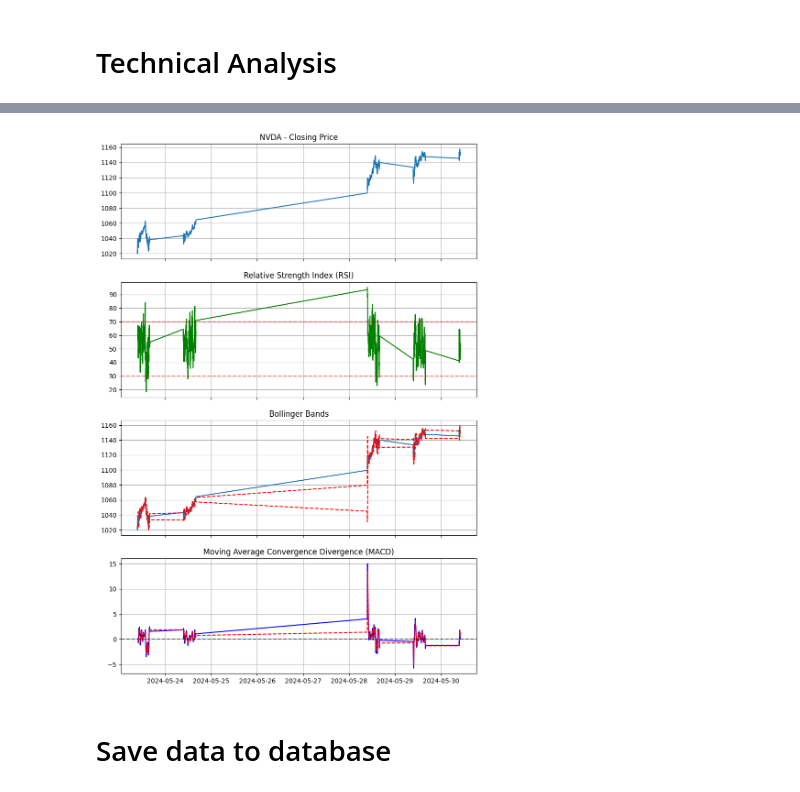
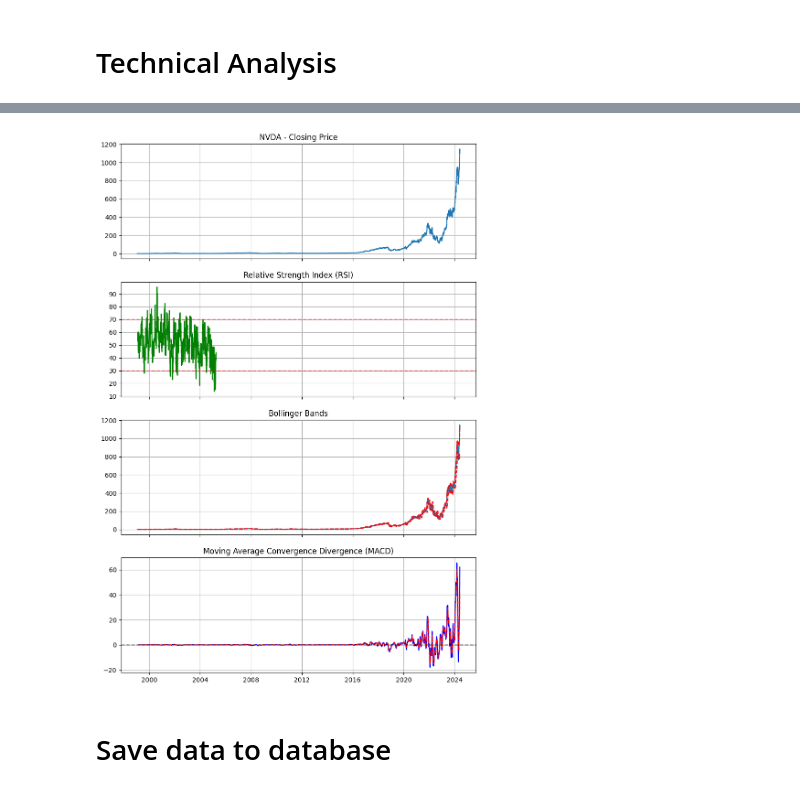
Before and after one commit to lxy000719/finance, a Jupyter notebook: stock.ipynb, the cells around one changed output, grey strips where cells are left out. Saved outputs shown, nothing was run; the diff lists cells and outputs as text; code cells hidden in the pictures.

```diff
--- a/stock.ipynb
+++ b/stock.ipynb
@@ -278,6 +291,8 @@ df_minute_withta = df_minute.copy()
+# %%
+df_daily_withta = df_daily.copy()
 # %%
 # calculate RSI
-df_minute_withta['RSI'] = ta.momentum.RSIIndicator(df_minute['close']).rsi()
-df_minute_withta
+df_daily_withta['RSI'] = ta.momentum.RSIIndicator(df_minute['close']).rsi()
+df_daily_withta
 # %% [output]
 |  | date | open | high | low | close | volume | split_ratio | dividend | symbol | RSI |
@@ -296,8 +311,8 @@ df_minute_withta
 # %%
 # Calculate Bollinger Bands
-bbands = ta.volatility.BollingerBands(df_minute["close"])
-df_minute_withta['BB_upper'] = bbands.bollinger_hband()
-df_minute_withta['BB_lower'] = bbands.bollinger_lband()
-df_minute_withta
+bbands = ta.volatility.BollingerBands(df_daily_withta["close"])
+df_daily_withta['BB_upper'] = bbands.bollinger_hband()
+df_daily_withta['BB_lower'] = bbands.bollinger_lband()
+df_daily_withta
 # %% [output]
 |  | date | open | high | low | close | volume | split_ratio | dividend | symbol | RSI | ... |
@@ -316,8 +331,8 @@ df_minute_withta
 # %%
 # Calculate MACD
-macd = ta.trend.MACD(df_minute_withta["close"])
-df_minute_withta["MACD"] = macd.macd()
-df_minute_withta["MACD_signal"] = macd.macd_signal()
-df_minute_withta
+macd = ta.trend.MACD(df_daily_withta["close"])
+df_daily_withta["MACD"] = macd.macd()
+df_daily_withta["MACD_signal"] = macd.macd_signal()
+df_daily_withta
 # %% [output]
 |  | date | open | high | low | close | volume | split_ratio | dividend | symbol | RSI | ... |
@@ -336,34 +351,34 @@ df_minute_withta
 # %%
 # Create subplots for each indicator
 fig, axes = plt.subplots(4, 1, figsize=(10, 15), sharex=True)
 
 # Plot closing price
-axes[0].plot(df_minute_withta['date'], df_minute_withta["close"], label="close")
+axes[0].plot(df_daily_withta['date'], df_daily_withta["close"], label="close")
 axes[0].set_title("NVDA - Closing Price")
 axes[0].grid()
 
 # Plot RSI
-axes[1].plot(df_minute_withta['date'], df_minute_withta["RSI"], label="RSI", color="g")
+axes[1].plot(df_daily_withta['date'], df_daily_withta["RSI"], label="RSI", color="g")
 axes[1].axhline(30, linestyle="--", color="r", alpha=0.5)
 axes[1].axhline(70, linestyle="--", color="r", alpha=0.5)
 axes[1].set_title("Relative Strength Index (RSI)")
 axes[1].grid()
 
 # Plot Bollinger Bands
-axes[2].plot(df_minute_withta['date'], df_minute_withta["close"], label="close")
-axes[2].plot(df_minute_withta['date'], df_minute_withta["BB_upper"], label="Upper Bollinger Band", linestyle="--", color="r")
-axes[2].plot(df_minute_withta['date'], df_minute_withta["BB_lower"], label="Lower Bollinger Band", linestyle="--", color="r")
+axes[2].plot(df_daily_withta['date'], df_daily_withta["close"], label="close")
+axes[2].plot(df_daily_withta['date'], df_daily_withta["BB_upper"], label="Upper Bollinger Band", linestyle="--", color="r")
+axes[2].plot(df_daily_withta['date'], df_daily_withta["BB_lower"], label="Lower Bollinger Band", linestyle="--", color="r")
 axes[2].set_title("Bollinger Bands")
 axes[2].grid()
 
 # Plot MACD
-axes[3].plot(df_minute_withta['date'], df_minute_withta["MACD"], label="MACD", color="b")
-axes[3].plot(df_minute_withta['date'], df_minute_withta["MACD_signal"], label="Signal Line", linestyle="--", color="r")
+axes[3].plot(df_daily_withta['date'], df_daily_withta["MACD"], label="MACD", color="b")
+axes[3].plot(df_daily_withta['date'], df_daily_withta["MACD_signal"], label="Signal Line", linestyle="--", color="r")
 axes[3].axhline(0, linestyle="--", color="k", alpha=0.5)
 axes[3].set_title("Moving Average Convergence Divergence (MACD)")
 axes[3].grid()
 # %% [output]
-[figure, old version]
+[figure, new version]
 # %% [markdown]
 # Save data to database
 # %%
```
Also changed, not shown: parts of 14 cells of this notebook, 1 other file.
